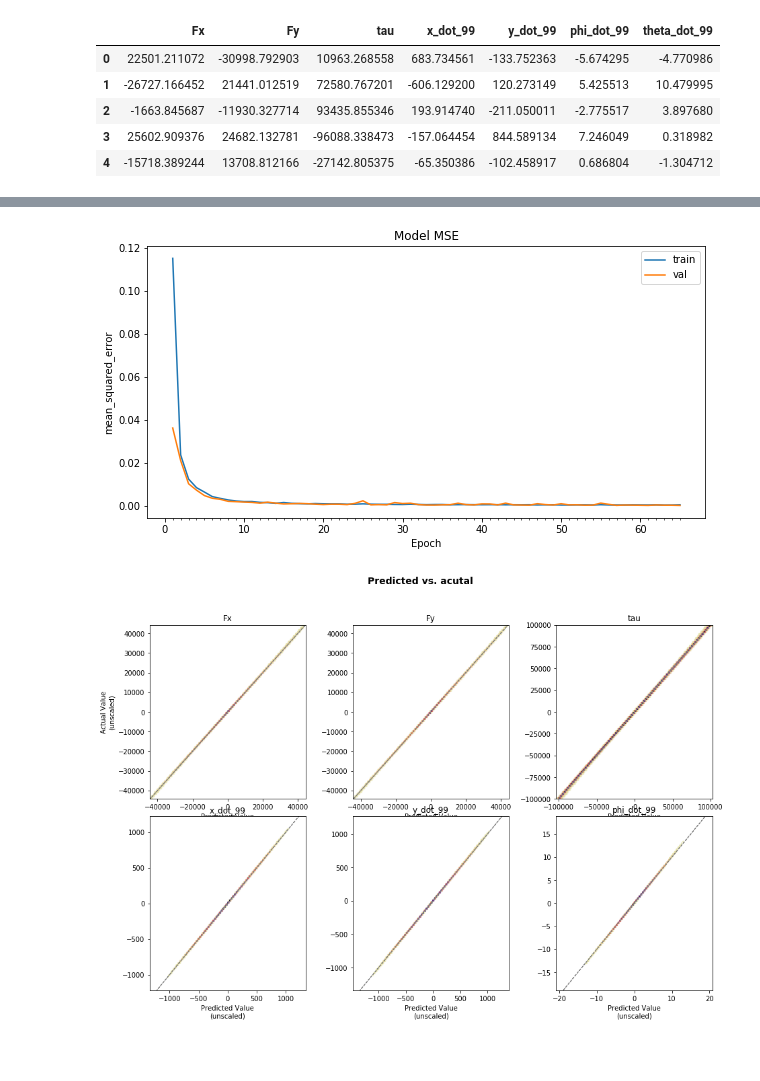
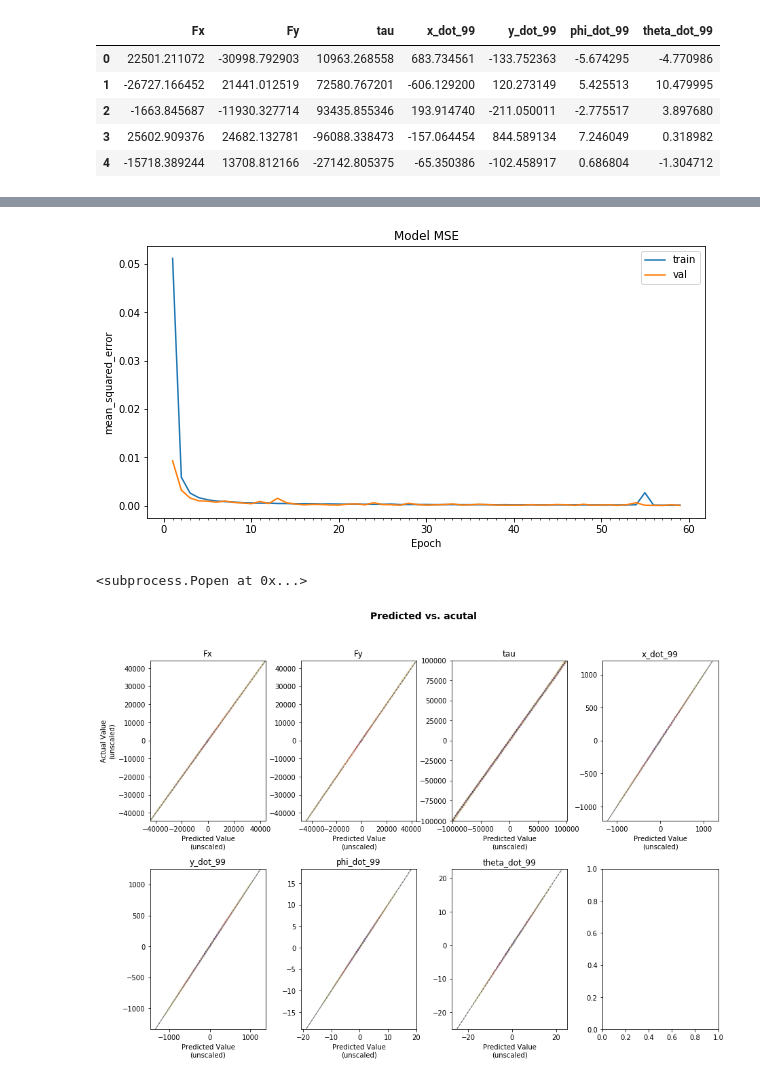
Before and after one commit to oliviatessa/MothMachineLearning, a Jupyter notebook: 002_TrainNN_BigData.ipynb, the cells around one changed output, grey strips where cells are left out. Saved outputs shown, nothing was run; the diff lists cells and outputs as text; code cells hidden in the pictures; blank space fills up the shorter version.

```diff
--- a/002_TrainNN_BigData.ipynb
+++ b/002_TrainNN_BigData.ipynb
@@ -178,7 +173,7 @@ Y.head()
 | 4 | -15718.389244 | 13708.812166 | -27142.805375 | -65.350386 | -102.458917 | 0.686804 | -1.304712 |
 # %%
 from sklearn.model_selection import train_test_split
-Xtrain, Xtest, Ytrain, Ytest = train_test_split(X, Y, test_size=0.8, random_state = 123)
+Xtrain, Xtest, Ytrain, Ytest = train_test_split(X, Y, test_size=0.2, random_state = 123)
 # %%
 from sklearn.preprocessing import StandardScaler
 scalerX = StandardScaler()
@@ -295,46 +288,53 @@ def plot_model_history(model_history, saveFig = False):
 # %%
 plot_model_history(history, saveFig = False)
 # %% [output]
-[figure, old version]
+[figure, new version]
 # %%
 nnpreds = model.predict(Xtest_scaled)
+# %%
+# save model
+model.save(os.path.join(savedModels, 'my_model.h5'))
+aa = r'explorer /select,"'
+subprocess.Popen(str(aa + savedModels + '\"'))
+# %% [output]
+<subprocess.Popen at 0x...>
 # %%
 # rescale
 nnpreds_unscaled = scalerY.inverse_transform(nnpreds)
 # %%
 plt.close("all")
-fig, axs = plt.subplots(2,int(len(Y.columns)/2), figsize=(15, 10), facecolor='w', edgecolor='k')
-fig.subplots_adjust(hspace = 0.1, wspace=0.3)
+fig, axs = plt.subplots(2,4, figsize=(15, 10), facecolor='w', edgecolor='k')
+fig.subplots_adjust(hspace = 0.3, wspace=0.3)
 fig.suptitle('Predicted vs. acutal ', fontsize=14, fontweight='bold')
 
 axs = axs.ravel()
 
 nms = Y.columns
 
 # replace lightest colors with white
 import matplotlib.colors
 
 cmap = plt.cm.magma_r
 cmaplist = np.array([cmap(i) for i in range(cmap.N)])
 #cmaplist[0:2] = np.repeat((0.0,0.0,0.0,0.0), 2).reshape(-1,4)
 cmaplist[:,0:3] = np.divide(cmaplist[:, 0:3], 1.1)
 #cmaplist[:,0:3] = np.transpose(np.vstack([np.linspace(1, 0, 256), np.linspace(1, 0, 256), np.linspace(1, 0, 256)]))
 cmaplist[0] = (1,1,1,0.5)
 cmap = matplotlib.colors.LinearSegmentedColormap.from_list('mcm',cmaplist, cmap.N)
 
 for ii in range(len(Y.columns)):
     # read in image
 
     try:
         axs[ii].hexbin(y = Ytest.iloc[:,ii],x = nnpreds_unscaled[:,ii], gridsize = 150, cmap = cmap)
         axs[ii].set_xlabel("Predicted Value\n(unscaled)")
         if(ii == 0):
             axs[ii].set_ylabel("Actual Value\n(unscaled)")
         axs[ii].set_title(nms[ii])
         axs[ii].plot(Ytest.iloc[:,ii], Ytest.iloc[:,ii], 'grey', linewidth = 1, linestyle  = "--")
     except:
         pass
 
 fig.savefig(os.path.join(figDir, "NNPreds_newData_control_bigbatch_FxFy_hexbin.png"), dpi = 120, bbox_inches='tight')
 # %% [output]
-[figure, old version]
+[figure, new version]
```
Also changed, not shown: parts of 32 cells of this notebook.
